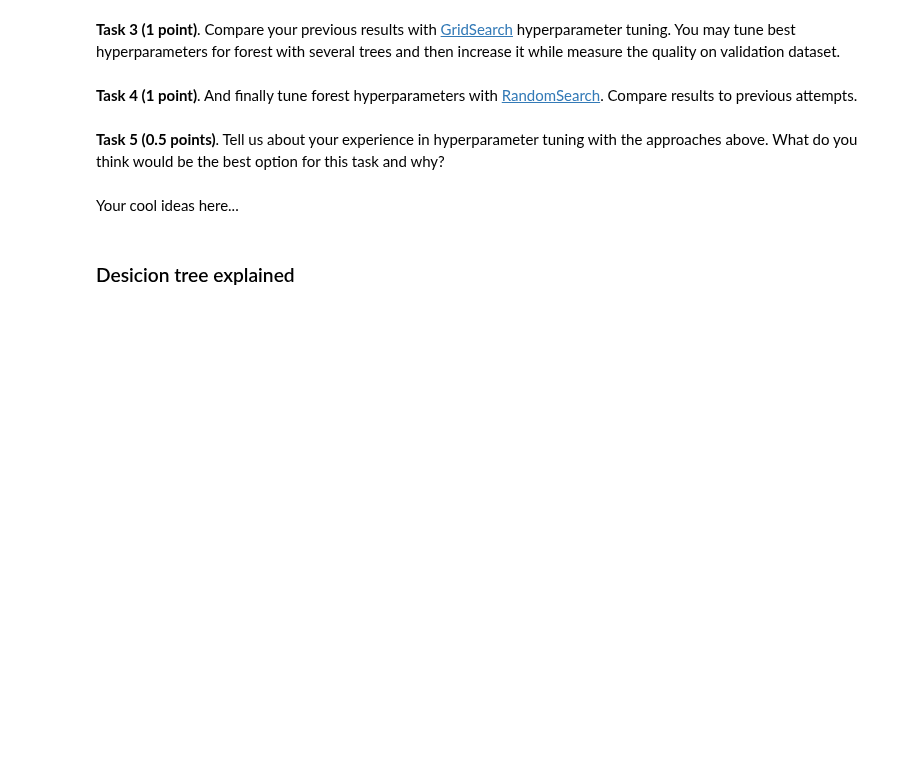
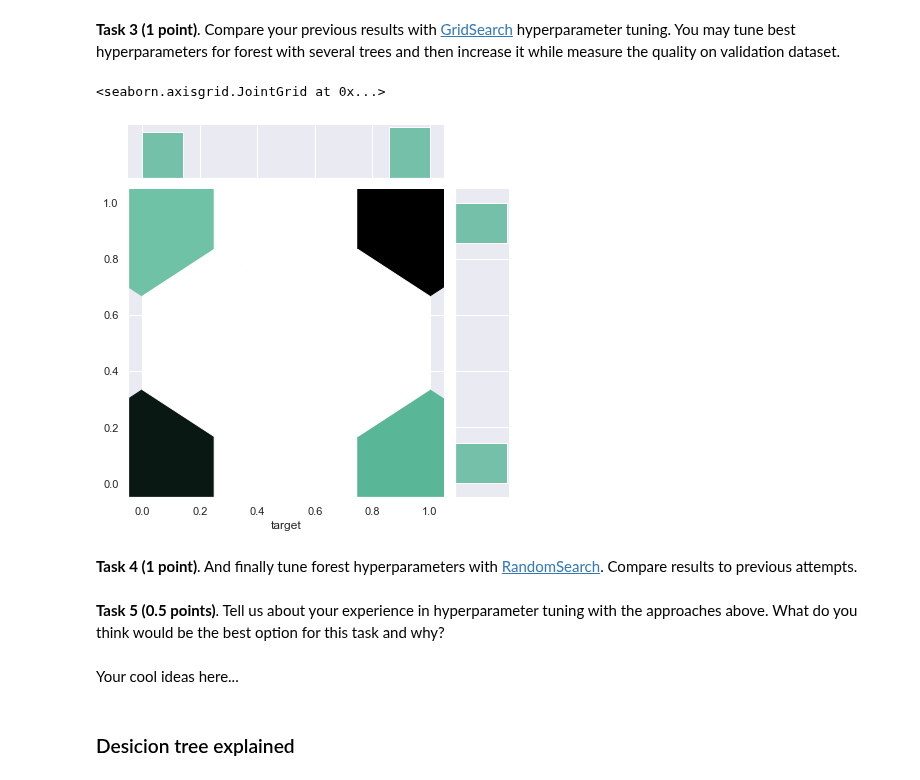
Before and after one commit to githubjeka/ml-intro, a Jupyter notebook: rf_classifier.ipynb, the cells around one changed output. Saved outputs shown, nothing was run; the diff lists cells and outputs as text; code cells hidden in the pictures; blank space fills up the shorter version.

```diff
--- a/rf_classifier.ipynb
+++ b/rf_classifier.ipynb
@@ -538,3 +596,9 @@ _Note_: For tasks 1 to 5 please use your custom RandomForestClassifier if it is
+# %%
+# Your code here
+X_train, X_test, y_train, y_test = train_test_split(df.drop(columns='target'), df['target'], test_size=0.4,
+                                                    random_state=RANDOM_STATE)
+X_test, X_valid, y_test, y_valid = train_test_split(X_test, y_test, test_size=0.5,
+                                                    random_state=RANDOM_STATE)
 # %% [markdown]
 ### Grid Search and Random Search
 # %% [markdown]
@@ -552,3 +614,17 @@ More information here [Gentle introduction to Grid and Random search](https://me
+# %%
+from sklearn.linear_model import LogisticRegression
+from sklearn.model_selection import GridSearchCV
+
+model = LogisticRegression()
+space = dict()
+grid = GridSearchCV(estimator=model, param_grid=space)
+grid.fit(X_train, y_train)
+y_pred = grid.predict(X_test)
+# %%
+sns.jointplot(x=y_test, y=y_pred, kind="hex", color="#4CB391")
+# %% [output]
+<seaborn.axisgrid.JointGrid at 0x...>
+[figure, added]
 # %% [markdown]
 **Task 4 (1 point)**. And finally tune forest hyperparameters with [RandomSearch](https://scikit-learn.org/stable/modules/generated/sklearn.model_selection.RandomizedSearchCV.html). Compare results to previous attempts.
 # %%
```
Also changed, not shown: parts of 35 cells of this notebook.
